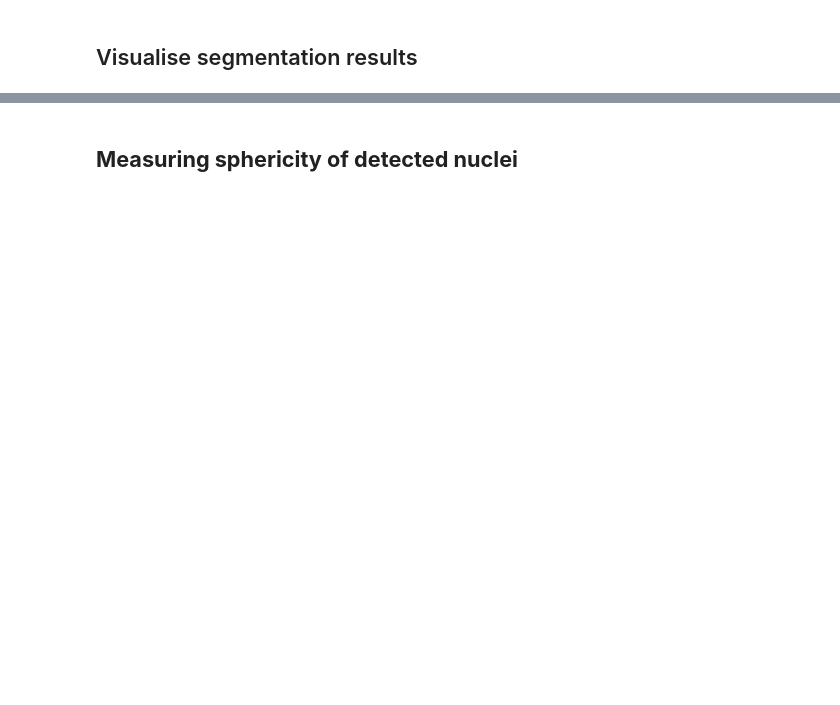
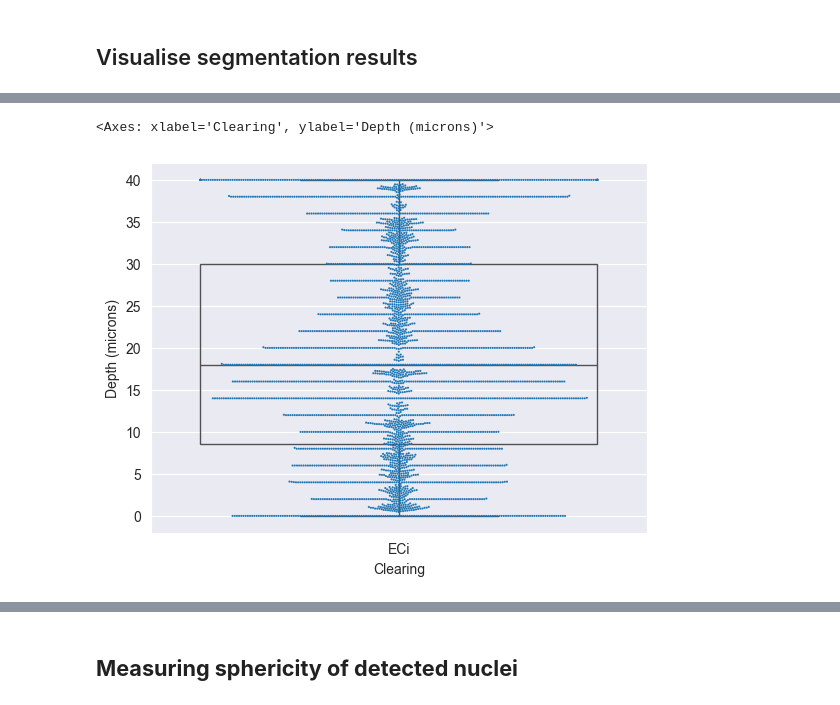
Before and after one commit to dbekat/clearing-efficacy, a Jupyter notebook: unified_analysis.ipynb, the cells around one changed output, grey strips where cells are left out. Saved outputs shown, nothing was run; the diff lists cells and outputs as text; code cells hidden in the pictures; blank space fills up the shorter version.

```diff
--- a/unified_analysis.ipynb
+++ b/unified_analysis.ipynb
@@ -357,0 +362,6 @@ Text(0, 0.5, 'Frequency density')
+# %%
+sns.swarmplot(x='Clearing', y='Depth (microns)', data=nuclei_props, hue='Clearing', size=1.5)
+sns.boxplot(x='Clearing', y='Depth (microns)', data=nuclei_props, showfliers=False, boxprops=dict(facecolor='none'))
+# %% [output]
+<Axes: xlabel='Clearing', ylabel='Depth (microns)'>
+[figure, added]
```
Also changed, not shown: parts of 20 cells of this notebook.
